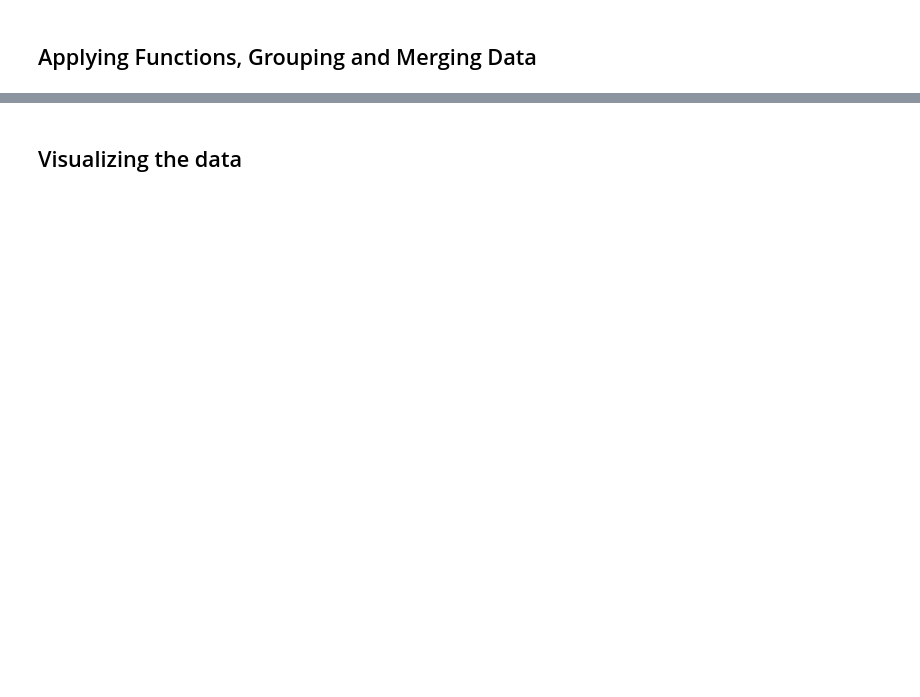
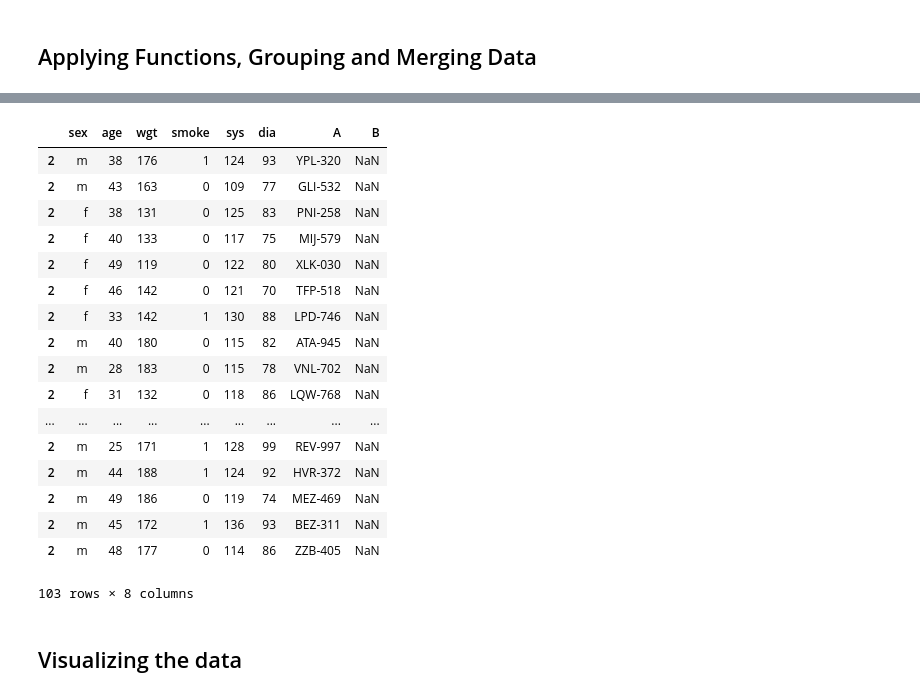
Before and after one commit to marcio-mourao/Data-Processing-and-Visualization-in-Python, a Jupyter notebook: Workshop.ipynb, the cells around one changed output, grey strips where cells are left out. Drawn from its saved outputs; the diff is of its cells as text; code cells hidden in the pictures; blank space fills up the shorter version.

```diff
--- a/Workshop.ipynb
+++ b/Workshop.ipynb
@@ -278,8 +619,26 @@ new_patients
 # %%
 #Merges the data on the original dataframe (left dataframe) with the new dataframe (right dataframe)
 patients2=pd.merge(patients,new_patients,how='left',left_index=True,right_on='A')
-print(patients2.shape)
-patients2.head()
+patients2
+# %% [output]
+|  | sex | age | wgt | smoke | sys | dia | A | B |
+| 2 | m | 38 | 176 | 1 | 124 | 93 | YPL-320 | NaN |
+| 2 | m | 43 | 163 | 0 | 109 | 77 | GLI-532 | NaN |
+| 2 | f | 38 | 131 | 0 | 125 | 83 | PNI-258 | NaN |
+| 2 | f | 40 | 133 | 0 | 117 | 75 | MIJ-579 | NaN |
+| 2 | f | 49 | 119 | 0 | 122 | 80 | XLK-030 | NaN |
+| 2 | f | 46 | 142 | 0 | 121 | 70 | TFP-518 | NaN |
+| 2 | f | 33 | 142 | 1 | 130 | 88 | LPD-746 | NaN |
+| 2 | m | 40 | 180 | 0 | 115 | 82 | ATA-945 | NaN |
+| 2 | m | 28 | 183 | 0 | 115 | 78 | VNL-702 | NaN |
+| 2 | f | 31 | 132 | 0 | 118 | 86 | LQW-768 | NaN |
+| ... | ... | ... | ... | ... | ... | ... | ... | ... |
+| 2 | m | 25 | 171 | 1 | 128 | 99 | REV-997 | NaN |
+| 2 | m | 44 | 188 | 1 | 124 | 92 | HVR-372 | NaN |
+| 2 | m | 49 | 186 | 0 | 119 | 74 | MEZ-469 | NaN |
+| 2 | m | 45 | 172 | 1 | 136 | 93 | BEZ-311 | NaN |
+| 2 | m | 48 | 177 | 0 | 114 | 86 | ZZB-405 | NaN |
+103 rows × 8 columns
 # %%
 #Writes the new merged dataframe to csv and excel files
 patients2.to_csv('newData.csv')
```
Also changed, not shown: parts of 61 cells of this notebook.
